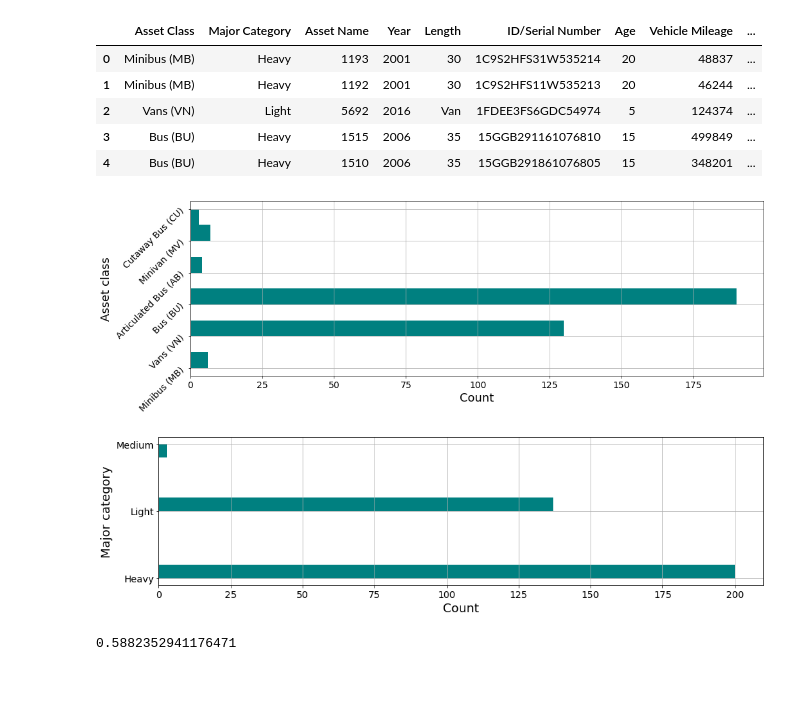
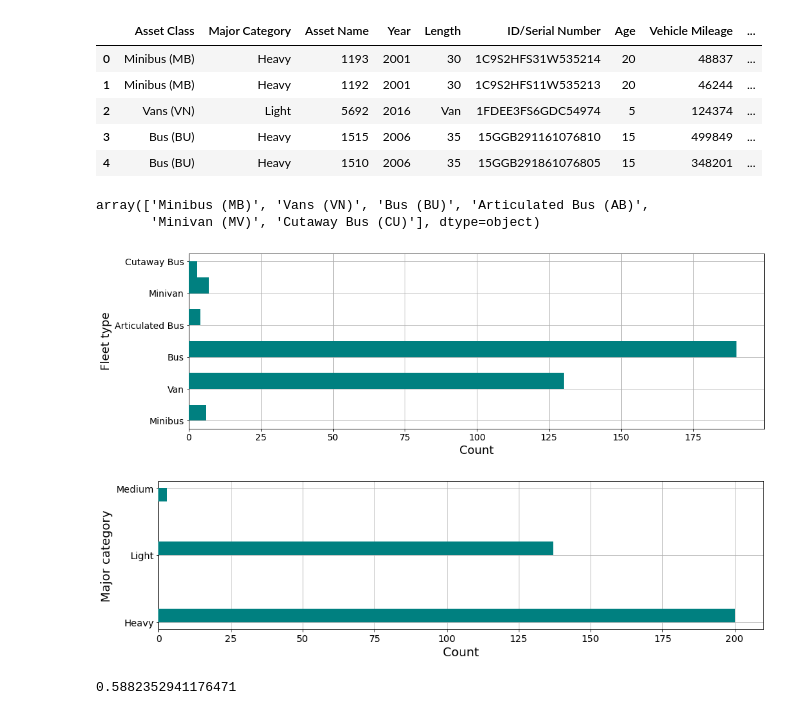
Before and after one commit to narslab/transit-electrification-futures, a Jupyter notebook: bin/jupyter/vehicles.ipynb, the cells around one changed output. Drawn from its saved outputs; the diff is of its cells as text; code cells hidden in the pictures; blank space fills up the shorter version.

```diff
--- a/bin/jupyter/vehicles.ipynb
+++ b/bin/jupyter/vehicles.ipynb
@@ -46,26 +46,38 @@ df4.head()
 | 2 | Vans (VN) | Light | 5692 | 2016 | Van | 1FDEE3FS6GDC54974 | 5 | 124374 | ... |
 | 3 | Bus (BU) | Heavy | 1515 | 2006 | 35 | 15GGB291161076810 | 15 | 499849 | ... |
 | 4 | Bus (BU) | Heavy | 1510 | 2006 | 35 | 15GGB291861076805 | 15 | 348201 | ... |
+# %%
+df4['Asset Class'].unique()
+# %% [output]
+array(['Minibus (MB)', 'Vans (VN)', 'Bus (BU)', 'Articulated Bus (AB)',
+       'Minivan (MV)', 'Cutaway Bus (CU)'], dtype=object)
+# %%
+df4['Asset Class'].replace('Minibus (MB)', 'Minibus', inplace=True)
+df4['Asset Class'].replace('Vans (VN)', 'Van', inplace=True)
+df4['Asset Class'].replace('Bus (BU)', 'Bus', inplace=True)
+df4['Asset Class'].replace('Articulated Bus (AB)', 'Articulated Bus', inplace=True)
+df4['Asset Class'].replace('Minivan (MV)', 'Minivan', inplace=True)
+df4['Asset Class'].replace('Cutaway Bus (CU)', 'Cutaway Bus', inplace=True)
 # %%
 fig, ax = plt.subplots()
-df4['Asset Class'].hist(rwidth=20 , figsize = (16,5), orientation='horizontal', color='teal')
-plt.ylabel("Asset class", fontsize=18)
+df4['Asset Class'].hist(rwidth=20 , figsize = (16,5), orientation='horizontal', color='teal', zorder=3)
+plt.ylabel("Fleet type", fontsize=18)
 plt.xlabel("Count", fontsize=18)
-plt.yticks(fontsize=14, rotation = 45)
+plt.yticks(fontsize=14)
 plt.xticks(fontsize=14)
 fig.savefig(r'../../figures/hist-fleet-type1.png', dpi=400, bbox_inches='tight')
 # %% [output]
-[figure, old version]
+[figure, new version]
 # %%
 fig, ax = plt.subplots()
-df4['Major Category'].hist(figsize = (16,4), orientation='horizontal', color='teal')
+df4['Major Category'].hist(figsize = (16,4), orientation='horizontal', color='teal', zorder=3)
 plt.ylabel("Major category", fontsize=18)
 plt.xlabel("Count", fontsize=18)
 plt.xticks(fontsize=14)
 plt.yticks(fontsize=14)
 fig.savefig(r'../../figures/hist-fleet-type2.png', dpi=400, bbox_inches='tight')
 # %% [output]
-[figure, old version]
+[figure, new version]
 # %%
 print(len(df4[df4['Major Category'] == 'Heavy'])/(len(df4[df4['Major Category'] == 'Heavy'])+len(df4[df4['Major Category'] == 'Light'])+len(df4[df4['Major Category'] == 'Medium'])))
 # %% [output]
```
Also changed, not shown: parts of 2 cells of this notebook, 34 other files.
